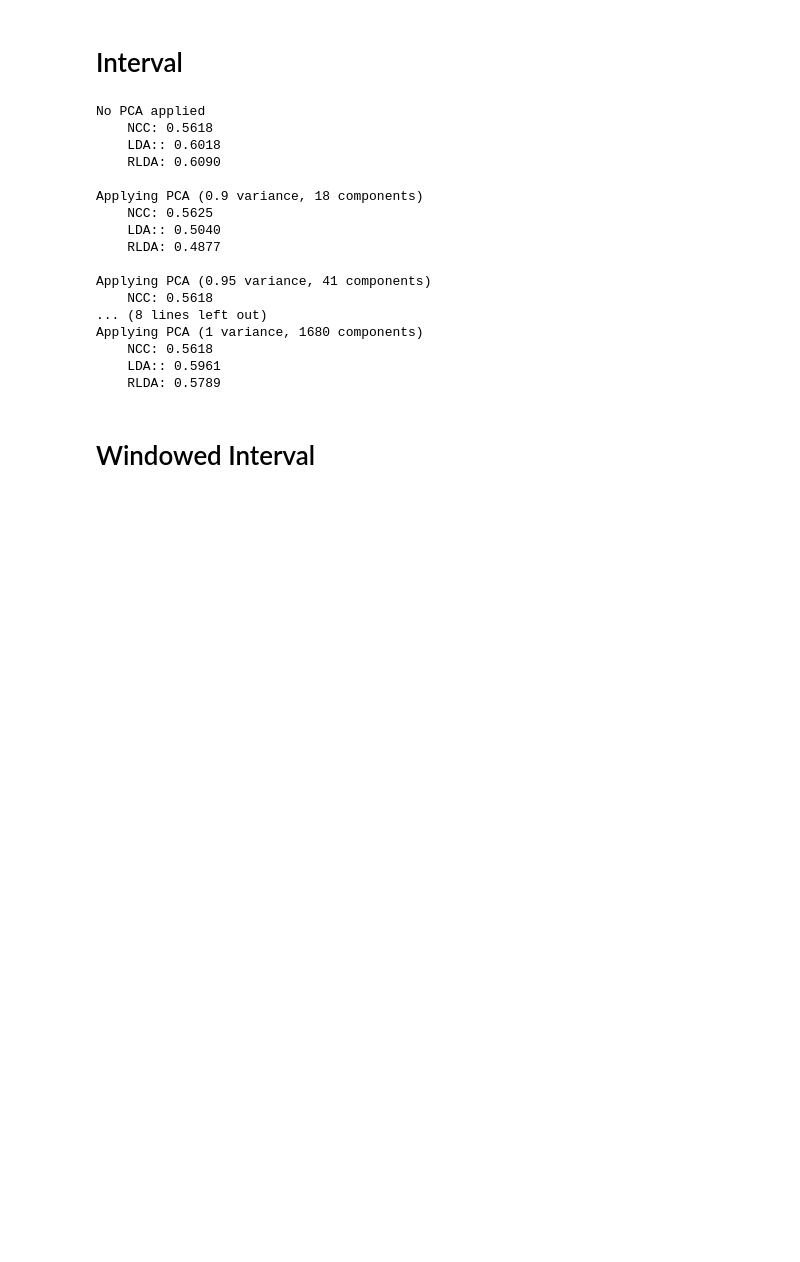
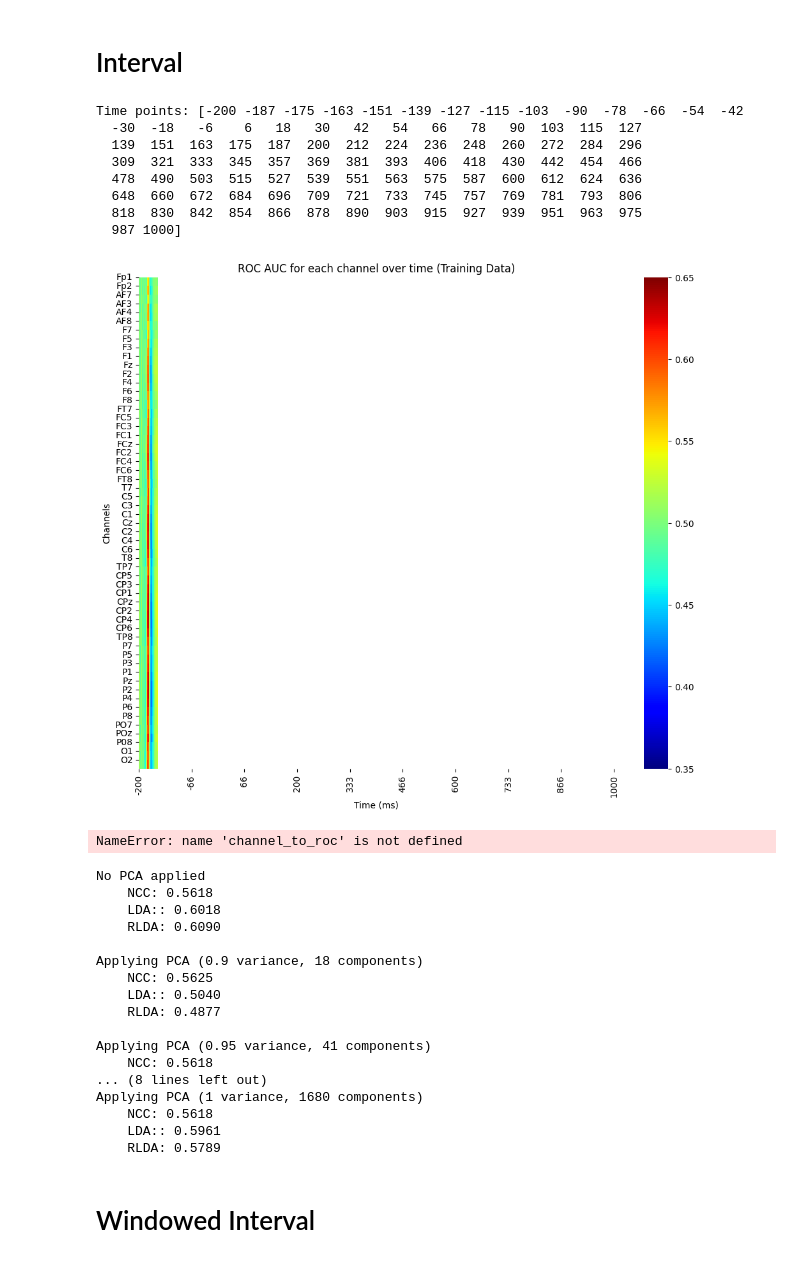
Before and after one commit to gumran/bciproj, a Jupyter notebook: copy.ipynb, the cells around one changed output. Drawn from its saved outputs; the diff is of its cells as text; code cells hidden in the pictures; blank space fills up the shorter version.

```diff
--- a/copy.ipynb
+++ b/copy.ipynb
@@ -225,17 +238,16 @@ Error:
 # %% [markdown]
 # Interval
 # %%
-def roc_matrix(epochs, channels, t_start, t_end, window_size):
+def roc_dict(epochs, channels, t_start, t_end, window_size):
     time_points = range((t_start + 200) // 5, (t_end + 200) // 5, window_size)
     channel_to_roc = {}
     for id, channel in tqdm(enumerate(channels)):
         channel_data = [epoch[:, id] for epoch in epochs]  # shape: (n_epochs, n_timepoints)
         channel_data = np.array(channel_data)  # shape: (n_epochs, 240)
-
+        rocs = []
         for time_point in time_points:  # all time points from -200 to 1000 ms
             time_point_data = channel_data[:, time_point:time_point+window_size].mean(axis=1)  # shape: (n_epochs,)
             roc = roc_auc_score(y_train, time_point_data)  # Calculate AUC for this time point
             rocs.append(roc)
         channel_to_roc[channel] = rocs
-    X = np.array(X).T  # shape: (n_samples, n_features)
-    return X
+    return channel_to_roc
@@ -266,30 +254,44 @@ for id, channel in tqdm(enumerate(eeg_channels)):
 # %%
-# Step 3: Plot the ROC-AUC heatmap for training data
-arr = np.array([channel_to_roc[channel] for channel in eeg_channels])
+def plot_roc(epochs, channels, t_start, t_end, window_size):
+    channel_to_roc = roc_dict(epochs, channels, t_start, t_end, window_size)
+    # Step 3: Plot the ROC-AUC heatmap for training data
+    arr = np.array(list(channel_to_roc.values()))
+    # Generate time labels from -200 ms to 1000 ms, rounded to integers
+    #time_labels = np.linspace(-200, 1000, arr.shape[1]).astype(int)
 
-# Generate time labels from -200 ms to 1000 ms, rounded to integers
-time_labels = np.linspace(-200, 1000, arr.shape[1]).astype(int)
+    # Plotting
+    plt.figure(figsize=(12, 10))
+    sns.heatmap(arr, cmap='jet', vmin=0.35, vmax=0.65)
 
-# Plotting
-plt.figure(figsize=(12, 10))
-sns.heatmap(arr, cmap='jet', vmin=0.35, vmax=0.65)
+    plt.yticks(np.arange(0, len(channels)), channels, rotation=0)
 
-# Adjust xticks to show every 5th timepoint for better readability
-plt.xticks(np.arange(0, arr.shape[1], 5), time_labels[::5], rotation=90)
-plt.yticks(np.arange(0, len(eeg_channels)), eeg_channels, rotation=0)
+    n_timepoints = arr.shape[1]
+    plt.xticks(np.linspace(0, t_end - t_start, 10).astype(int), np.linspace(t_start, t_end, 10).astype(int))
+    print(f"Time points: {np.linspace(t_start, t_end, 100).astype(int)}")
+    # Labeling the axes and title
+    plt.xlabel('Time (ms)')
+    plt.ylabel('Channels')
+    plt.title('ROC AUC for each channel over time (Training Data)')
 
-# Labeling the axes and title
-plt.xlabel('Time (ms)')
-plt.ylabel('Channels')
-plt.title('ROC AUC for each channel over time (Training Data)')
-
-# Display the plot
-plt.show()
+    # Display the plot
+    plt.show()
+# %%
+plot_roc(epochs_train, eeg_channels, -200, 1000, 5)
+# %% [output]
+Time points: [-200 -187 -175 -163 -151 -139 -127 -115 -103  -90  -78  -66  -54  -42
+  -30  -18   -6    6   18   30   42   54   66   78   90  103  115  127
+  139  151  163  175  187  200  212  224  236  248  260  272  284  296
+  309  321  333  345  357  369  381  393  406  418  430  442  454  466
+  478  490  503  515  527  539  551  563  575  587  600  612  624  636
+  648  660  672  684  696  709  721  733  745  757  769  781  793  806
+  818  830  842  854  866  878  890  903  915  927  939  951  963  975
+  987 1000]
+[figure, added]
 # %%
 # --------------------------------------------
 # 1. Load EEG Channel Locations
 # --------------------------------------------
-df = pd.read_csv("dataset/ChannelsLocation.csv")
+df = pd.read_csv("ChannelsLocation.csv")
 
 # Convert spherical (Radius, Phi) -> Cartesian (X, Y, Z)
 df["Phi"] = np.deg2rad(df["Phi"])  # Degrees → Radians
@@ -347,6 +349,8 @@ for chunk in range(n_chunks):
     plt.tight_layout()
     plt.subplots_adjust(top=0.92)  # Adjust space for suptitle
     plt.show()
+# %% [output]
+NameError: name 'channel_to_roc' is not defined
 # %%
 features = [f"{channel} voltage at {time_point} ms"
             for channel in eeg_channels for time_point in range(300, 450, 5)]
```
Also changed, not shown: parts of 3 cells of this notebook, 1 other file.
